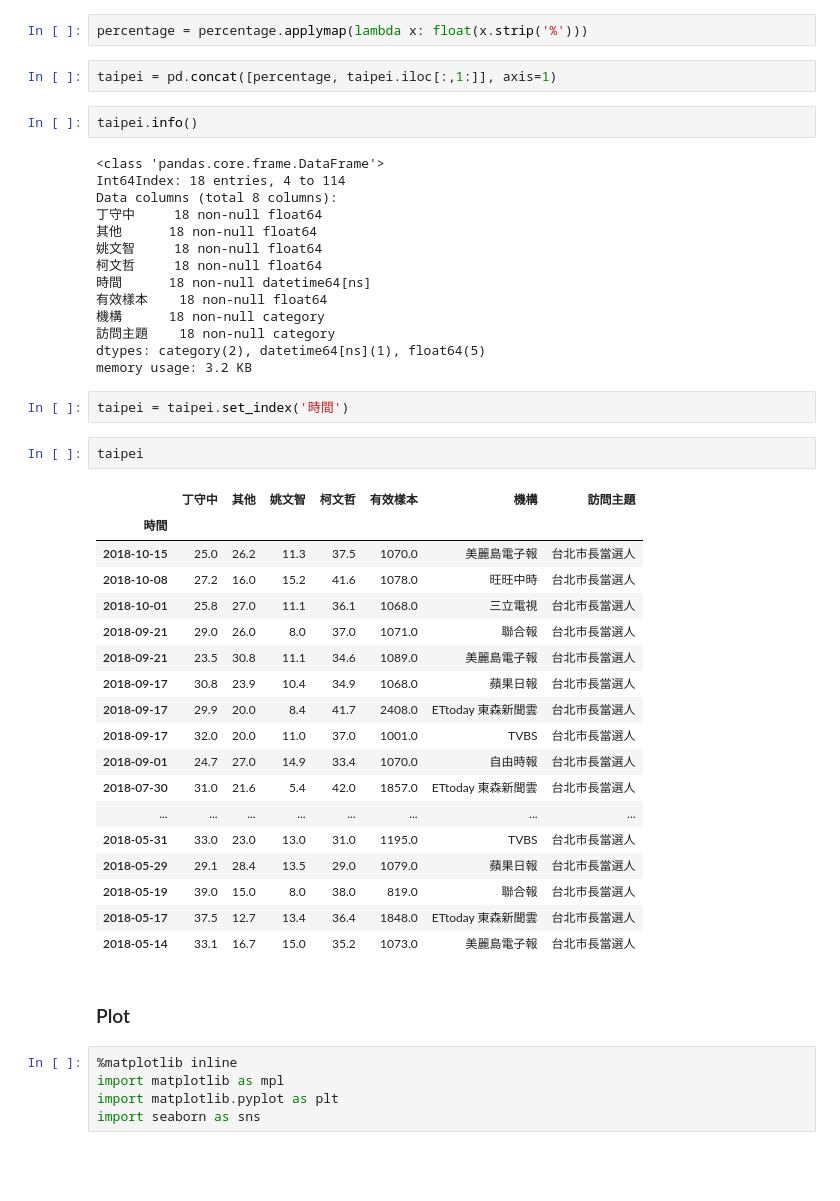
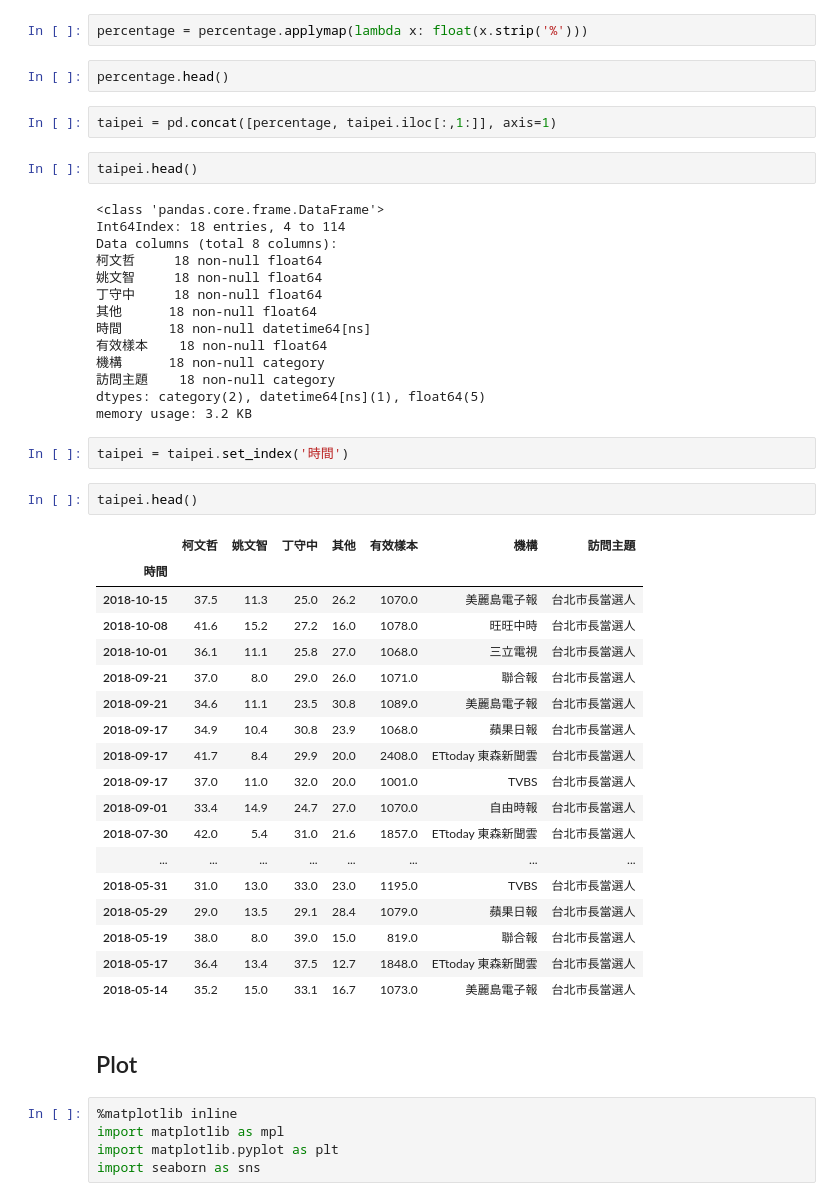
Before and after one commit to ohmsvop/hocor2018, a Jupyter notebook: ipynb/Fundamentals of Data Analysis.ipynb, the cells around one changed output. Drawn from its saved outputs; the diff is of its cells as text; blank space fills up the shorter version.

```diff
--- a/ipynb/Fundamentals of Data Manipulation and Visualization.ipynb
+++ b/ipynb/Fundamentals of Data Analysis.ipynb
@@ -450,17 +460,19 @@ percentage = taipei['支持率'].apply(pd.Series)
 # %%
 percentage = percentage.applymap(lambda x: float(x.strip('%')))
+# %%
+percentage.head()
 # %%
 taipei = pd.concat([percentage, taipei.iloc[:,1:]], axis=1)
 # %%
-taipei.info()
+taipei.head()
 # %% [output]
 <class 'pandas.core.frame.DataFrame'>
 Int64Index: 18 entries, 4 to 114
 Data columns (total 8 columns):
+柯文哲     18 non-null float64
+姚文智     18 non-null float64
 丁守中     18 non-null float64
 其他      18 non-null float64
-姚文智     18 non-null float64
-柯文哲     18 non-null float64
 時間      18 non-null datetime64[ns]
 有效樣本    18 non-null float64
 機構      18 non-null category
@@ -470,28 +482,28 @@ memory usage: 3.2 KB
 # %%
 taipei = taipei.set_index('時間')
 # %%
-taipei
+taipei.head()
 # %% [output]
-|  | 丁守中 | 其他 | 姚文智 | 柯文哲 | 有效樣本 | 機構 | 訪問主題 |
+|  | 柯文哲 | 姚文智 | 丁守中 | 其他 | 有效樣本 | 機構 | 訪問主題 |
 | 時間 |  |  |  |  |  |  |  |
-| 2018-10-15 | 25.0 | 26.2 | 11.3 | 37.5 | 1070.0 | 美麗島電子報 | 台北市長當選人 |
-| 2018-10-08 | 27.2 | 16.0 | 15.2 | 41.6 | 1078.0 | 旺旺中時 | 台北市長當選人 |
-| 2018-10-01 | 25.8 | 27.0 | 11.1 | 36.1 | 1068.0 | 三立電視 | 台北市長當選人 |
-| 2018-09-21 | 29.0 | 26.0 | 8.0 | 37.0 | 1071.0 | 聯合報 | 台北市長當選人 |
-| 2018-09-21 | 23.5 | 30.8 | 11.1 | 34.6 | 1089.0 | 美麗島電子報 | 台北市長當選人 |
-| 2018-09-17 | 30.8 | 23.9 | 10.4 | 34.9 | 1068.0 | 蘋果日報 | 台北市長當選人 |
-| 2018-09-17 | 29.9 | 20.0 | 8.4 | 41.7 | 2408.0 | ETtoday 東森新聞雲 | 台北市長當選人 |
-| 2018-09-17 | 32.0 | 20.0 | 11.0 | 37.0 | 1001.0 | TVBS | 台北市長當選人 |
-| 2018-09-01 | 24.7 | 27.0 | 14.9 | 33.4 | 1070.0 | 自由時報 | 台北市長當選人 |
-| 2018-07-30 | 31.0 | 21.6 | 5.4 | 42.0 | 1857.0 | ETtoday 東森新聞雲 | 台北市長當選人 |
+| 2018-10-15 | 37.5 | 11.3 | 25.0 | 26.2 | 1070.0 | 美麗島電子報 | 台北市長當選人 |
+| 2018-10-08 | 41.6 | 15.2 | 27.2 | 16.0 | 1078.0 | 旺旺中時 | 台北市長當選人 |
+| 2018-10-01 | 36.1 | 11.1 | 25.8 | 27.0 | 1068.0 | 三立電視 | 台北市長當選人 |
+| 2018-09-21 | 37.0 | 8.0 | 29.0 | 26.0 | 1071.0 | 聯合報 | 台北市長當選人 |
+| 2018-09-21 | 34.6 | 11.1 | 23.5 | 30.8 | 1089.0 | 美麗島電子報 | 台北市長當選人 |
+| 2018-09-17 | 34.9 | 10.4 | 30.8 | 23.9 | 1068.0 | 蘋果日報 | 台北市長當選人 |
+| 2018-09-17 | 41.7 | 8.4 | 29.9 | 20.0 | 2408.0 | ETtoday 東森新聞雲 | 台北市長當選人 |
+| 2018-09-17 | 37.0 | 11.0 | 32.0 | 20.0 | 1001.0 | TVBS | 台北市長當選人 |
+| 2018-09-01 | 33.4 | 14.9 | 24.7 | 27.0 | 1070.0 | 自由時報 | 台北市長當選人 |
+| 2018-07-30 | 42.0 | 5.4 | 31.0 | 21.6 | 1857.0 | ETtoday 東森新聞雲 | 台北市長當選人 |
 | ... | ... | ... | ... | ... | ... | ... | ... |
-| 2018-05-31 | 33.0 | 23.0 | 13.0 | 31.0 | 1195.0 | TVBS | 台北市長當選人 |
-| 2018-05-29 | 29.1 | 28.4 | 13.5 | 29.0 | 1079.0 | 蘋果日報 | 台北市長當選人 |
-| 2018-05-19 | 39.0 | 15.0 | 8.0 | 38.0 | 819.0 | 聯合報 | 台北市長當選人 |
-| 2018-05-17 | 37.5 | 12.7 | 13.4 | 36.4 | 1848.0 | ETtoday 東森新聞雲 | 台北市長當選人 |
-| 2018-05-14 | 33.1 | 16.7 | 15.0 | 35.2 | 1073.0 | 美麗島電子報 | 台北市長當選人 |
+| 2018-05-31 | 31.0 | 13.0 | 33.0 | 23.0 | 1195.0 | TVBS | 台北市長當選人 |
+| 2018-05-29 | 29.0 | 13.5 | 29.1 | 28.4 | 1079.0 | 蘋果日報 | 台北市長當選人 |
+| 2018-05-19 | 38.0 | 8.0 | 39.0 | 15.0 | 819.0 | 聯合報 | 台北市長當選人 |
+| 2018-05-17 | 36.4 | 13.4 | 37.5 | 12.7 | 1848.0 | ETtoday 東森新聞雲 | 台北市長當選人 |
+| 2018-05-14 | 35.2 | 15.0 | 33.1 | 16.7 | 1073.0 | 美麗島電子報 | 台北市長當選人 |
 # %% [markdown]
-### Plot <a name="plot" />
+## Plot <a name="plot" />
 # %%
 %matplotlib inline
 import matplotlib as mpl
```
Also changed, not shown: parts of 29 cells of this notebook.
